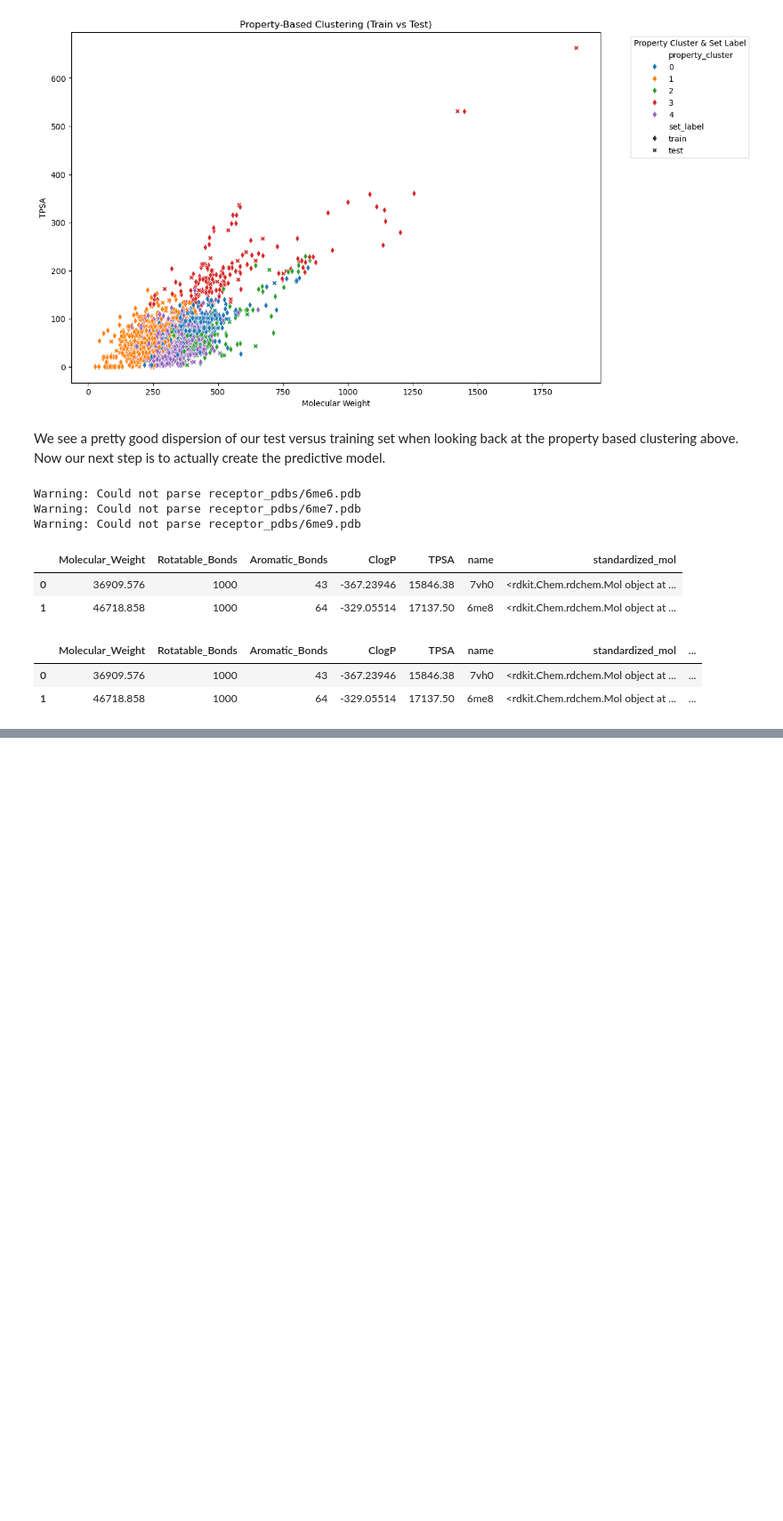
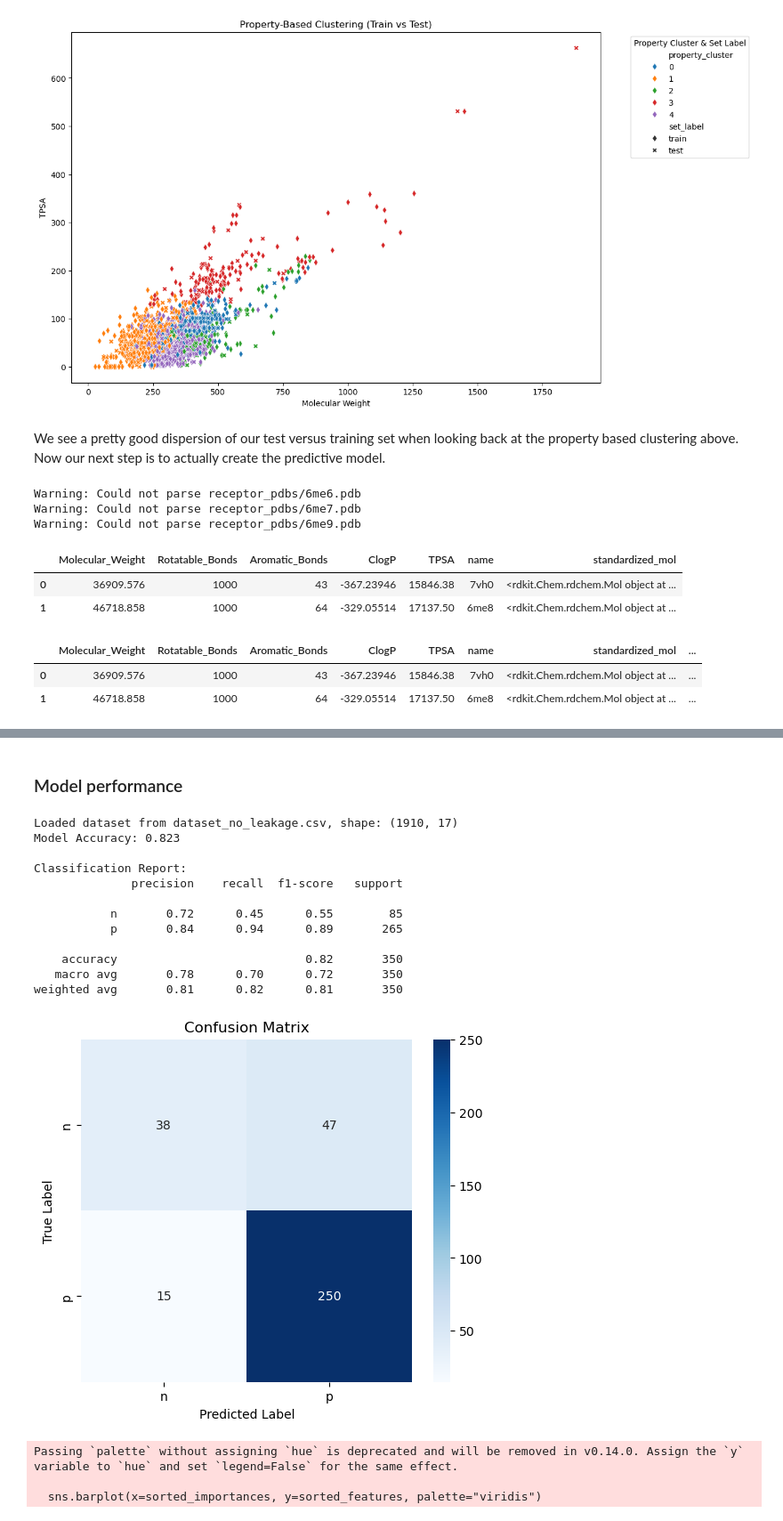
Before and after one commit to Steve-Cheney/Cheminformatics, a Jupyter notebook: rbif-110-a8/a8.ipynb, the cells around one changed output, grey strips where cells are left out. Shown at 89% size. Saved outputs shown, nothing was run; the diff lists cells and outputs as text; code cells hidden in the pictures; blank space fills up the shorter version.

Commit message:
Finish model analysis

```diff
--- a/rbif-110-a8/a8.ipynb
+++ b/rbif-110-a8/a8.ipynb
@@ -581,0 +656,77 @@ pdb_molecule_df.head()
+# %% [markdown]
+### Model performance
+# %%
+dataset_path = "dataset_no_leakage.csv"
+
+df_cleaned_no_leakage = pd.read_csv(dataset_path)
+print(f"Loaded dataset from {dataset_path}, shape: {df_cleaned_no_leakage.shape}")
+
+
+
+# Define final_test_train_df from df_cleaned_no_leakage
+final_test_train_df = df_cleaned_no_leakage.copy()
+
+# Ensure p_np_encoded exists in final_test_train_df
+if "p_np_encoded" not in final_test_train_df.columns:
+    from sklearn.preprocessing import LabelEncoder
+    le = LabelEncoder()
+    final_test_train_df["p_np_encoded"] = le.fit_transform(final_test_train_df["p_np"])
+
+# Define test set
+test_df = final_test_train_df[final_test_train_df["set_label"] == "test"]
+X_test, y_test = test_df[features], test_df["p_np_encoded"]
+
+# Get test set predictions
+y_test_pred = clf.predict(X_test)
+
+# Compute accuracy
+accuracy = accuracy_score(y_test, y_test_pred)
+print(f"Model Accuracy: {accuracy:.3f}")
+
+# Display classification report
+print("\nClassification Report:")
+print(classification_report(y_test, y_test_pred, target_names=le.classes_))
+
+# Generate confusion matrix
+conf_matrix = confusion_matrix(y_test, y_test_pred)
+
+# Plot confusion matrix
+plt.figure(figsize=(6, 5))
+sns.heatmap(conf_matrix, annot=True, fmt="d", cmap="Blues", xticklabels=le.classes_, yticklabels=le.classes_)
+plt.xlabel("Predicted Label")
+plt.ylabel("True Label")
+plt.title("Confusion Matrix")
+plt.show()
+
+# Feature importance analysis
+feature_importances = clf.feature_importances_
+
+# Sort features by importance
+sorted_idx = np.argsort(feature_importances)[::-1]
+sorted_features = np.array(features)[sorted_idx]
+sorted_importances = feature_importances[sorted_idx]
+
+# Plot feature importance
+plt.figure(figsize=(8, 6))
+sns.barplot(x=sorted_importances, y=sorted_features, palette="viridis")
+plt.xlabel("Feature Importance Score")
+plt.ylabel("Molecular Property")
+plt.title("Feature Importance in Predicting Penetrance")
+plt.show()
+# %% [output]
+Loaded dataset from dataset_no_leakage.csv, shape: (1910, 17)
+Model Accuracy: 0.823
+
+Classification Report:
+              precision    recall  f1-score   support
+
+           n       0.72      0.45      0.55        85
+           p       0.84      0.94      0.89       265
+
+    accuracy                           0.82       350
+   macro avg       0.78      0.70      0.72       350
+weighted avg       0.81      0.82      0.81       350
+[figure, added]
+Passing `palette` without assigning `hue` is deprecated and will be removed in v0.14.0. Assign the `y` variable to `hue` and set `legend=False` for the same effect.
+
+  sns.barplot(x=sorted_importances, y=sorted_features, palette="viridis")
```
Also changed, not shown: parts of 9 cells of this notebook, 6 other files.
